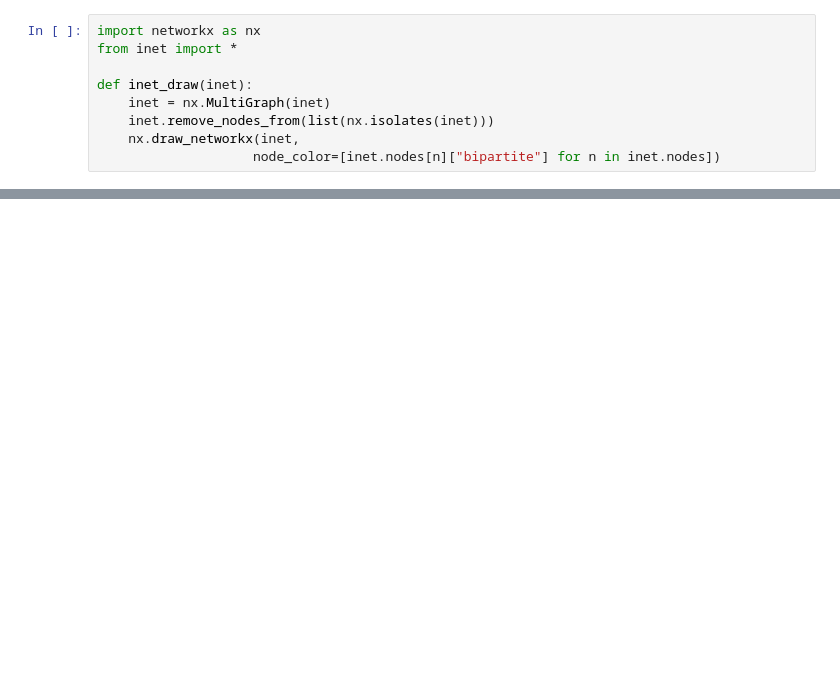
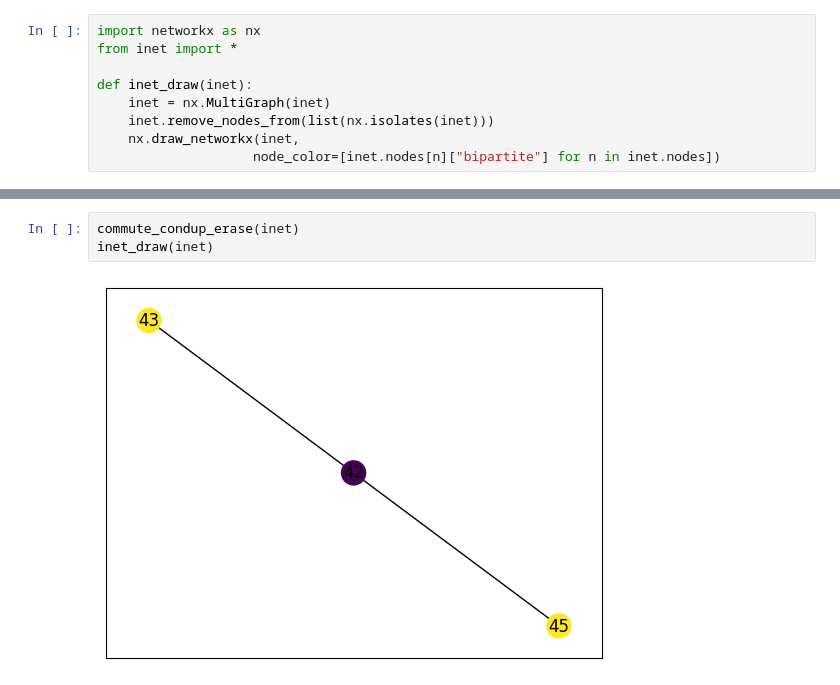
Before and after one commit to colltoaction/widip, a Jupyter notebook: bin/py/inet.ipynb, the cells around one changed output, grey strips where cells are left out. Drawn from its saved outputs; the diff is of its cells as text; blank space fills up the shorter version.

```diff
--- a/bin/py/inet.ipynb
+++ b/bin/py/inet.ipynb
@@ -32,0 +44,5 @@ inet_draw(inet)
+# %%
+commute_condup_erase(inet)
+inet_draw(inet)
+# %% [output]
+[figure, added]
```
Also changed, not shown: parts of 5 cells of this notebook, 1 other file.
